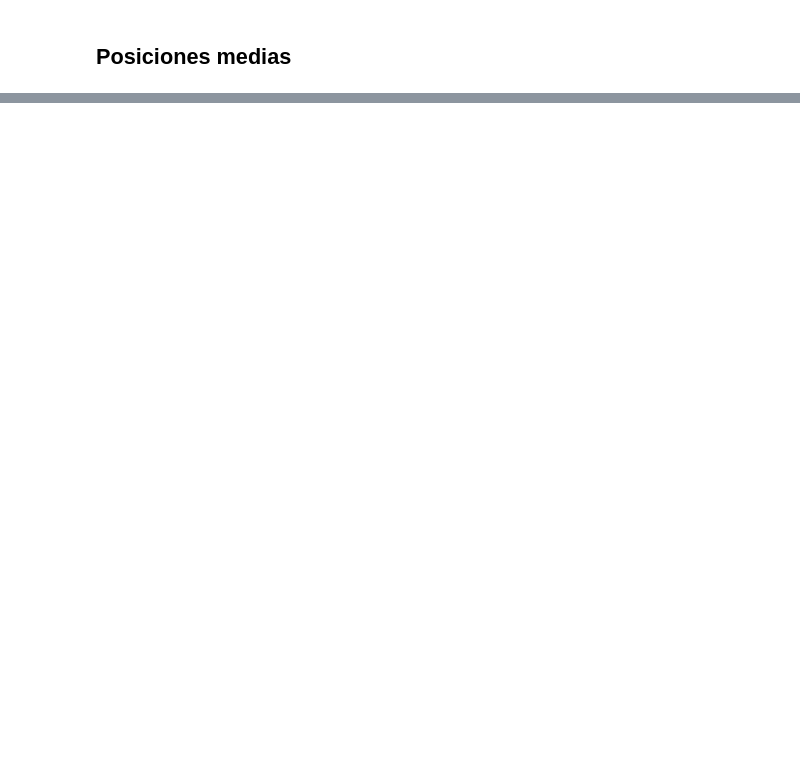
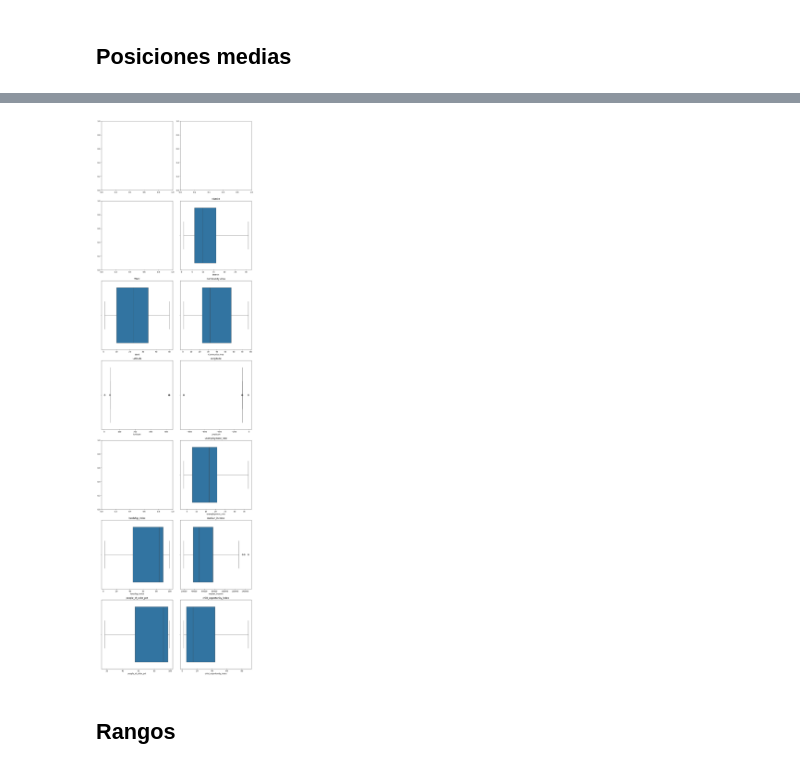
Before and after one commit to Abbalmaseda/EDA-Chicago-Crime, a Jupyter notebook: src/notebooks/notebook_fase inicial.ipynb, the cells around one changed output, grey strips where cells are left out. Cells and saved outputs as stored; diff of their text form; code cells hidden in the pictures; blank space fills up the shorter version.

```diff
--- a/src/notebooks/notebook_fase inicial.ipynb
+++ b/src/notebooks/notebook_fase inicial.ipynb
@@ -155,0 +246,17 @@ df[categoricas].mode().T
+# %%
+# Genero lista de variables numéricas
+numericas = []
+lista = df.columns.to_list()
+
+for i in lista:
+    if i not in categoricas:
+        numericas.append(i)
+
+# Elimino los valores que no son index o fecha
+del numericas[0:2]
+# %%
+plot_multiple_boxplots(df, numericas)
+# %% [output]
+[figure, added]
+# %% [markdown]
+## Rangos
```
Also changed, not shown: parts of 18 cells of this notebook, 5 other files.
